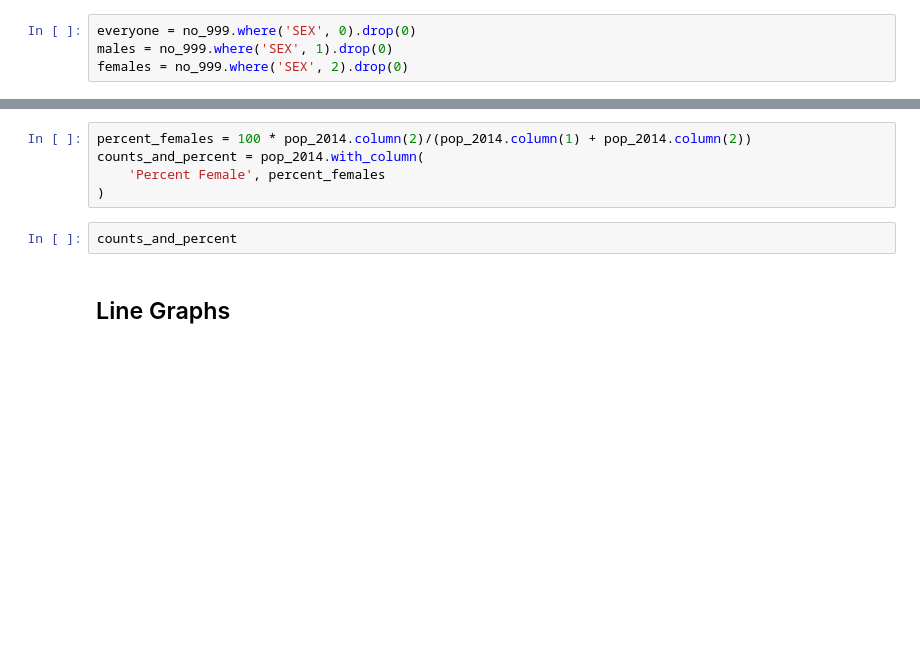
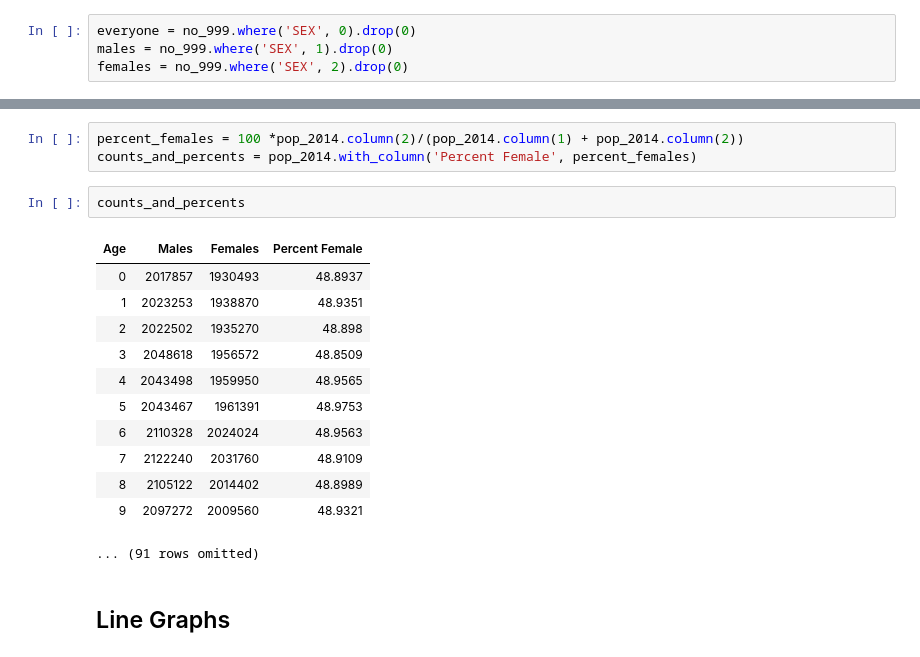
Before and after one commit to data-8/materials-sp18, a Jupyter notebook: lec/lec07.ipynb, the cells around one changed output, grey strips where cells are left out. Cells and saved outputs as stored; diff of their text form; blank space fills up the shorter version.

```diff
--- a/lec/lec07.ipynb
+++ b/lec/lec07.ipynb
@@ -43,10 +162,21 @@ pop_2014
 # %%
-percent_females = 100 * pop_2014.column(2)/(pop_2014.column(1) + pop_2014.column(2))
-counts_and_percent = pop_2014.with_column(
-    'Percent Female', percent_females
-)
+percent_females = 100 *pop_2014.column(2)/(pop_2014.column(1) + pop_2014.column(2))
+counts_and_percents = pop_2014.with_column('Percent Female', percent_females)
-# %%
-counts_and_percent
+# %%
+counts_and_percents
+# %% [output]
+| Age | Males | Females | Percent Female |
+| 0 | 2017857 | 1930493 | 48.8937 |
+| 1 | 2023253 | 1938870 | 48.9351 |
+| 2 | 2022502 | 1935270 | 48.898 |
+| 3 | 2048618 | 1956572 | 48.8509 |
+| 4 | 2043498 | 1959950 | 48.9565 |
+| 5 | 2043467 | 1961391 | 48.9753 |
+| 6 | 2110328 | 2024024 | 48.9563 |
+| 7 | 2122240 | 2031760 | 48.9109 |
+| 8 | 2105122 | 2014402 | 48.8989 |
+| 9 | 2097272 | 2009560 | 48.9321 |
+... (91 rows omitted)
 # %% [markdown]
 ## Line Graphs ##
 # %%
```
Also changed, not shown: parts of 34 cells of this notebook, 1 other file.
